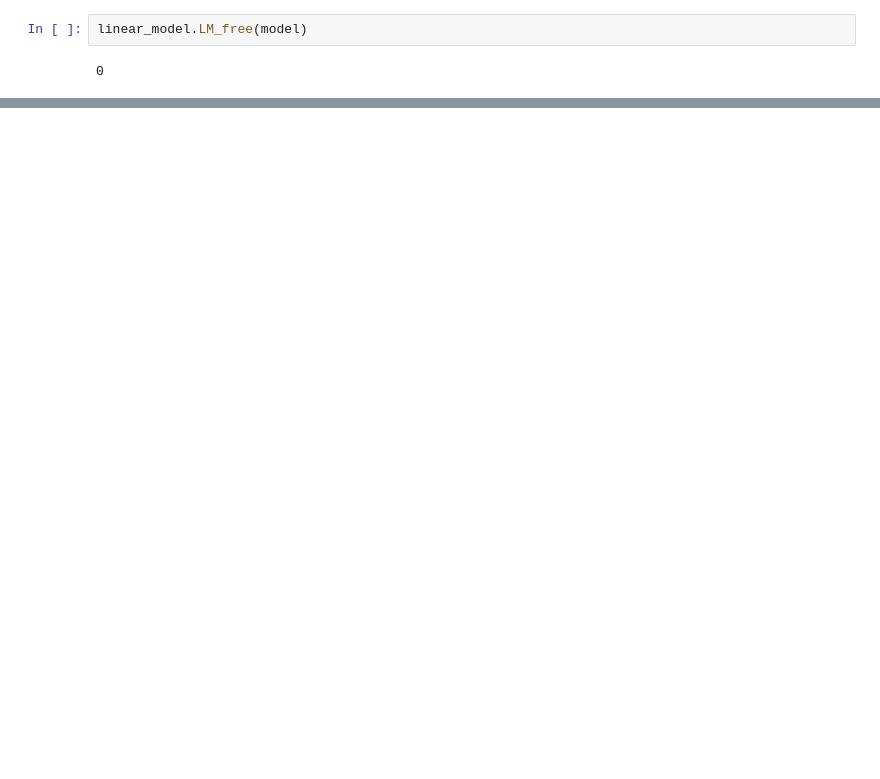
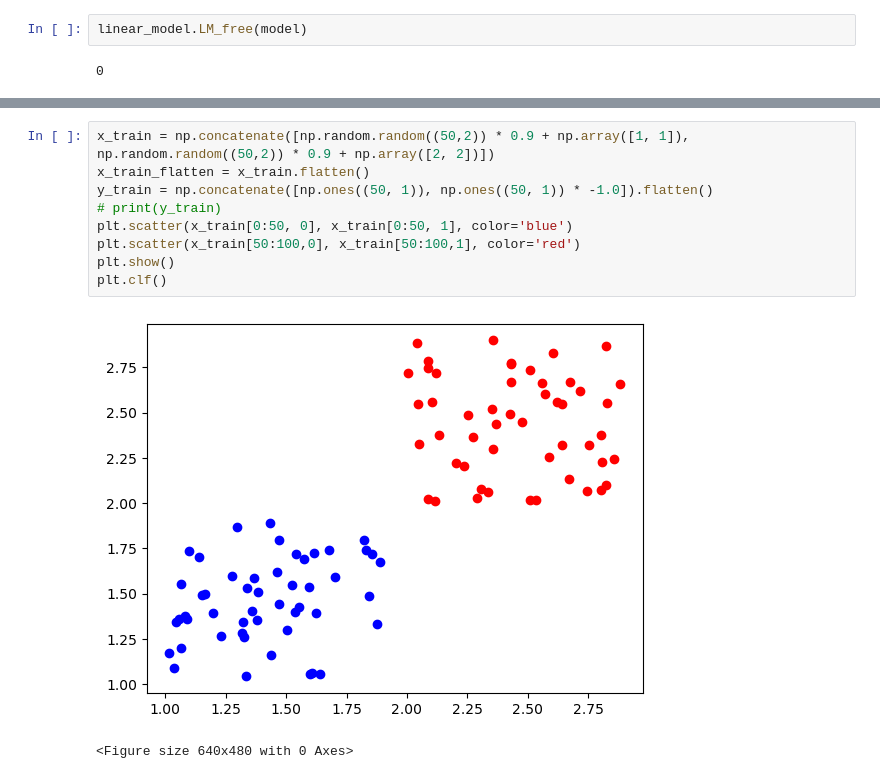
Before and after one commit to Celesxx/PA-TAC, a Jupyter notebook: simpleLinear.ipynb, the cells around one changed output, grey strips where cells are left out. Drawn from its saved outputs; the diff is of its cells as text; blank space fills up the shorter version.

```diff
--- a/simpleLinear.ipynb
+++ b/simpleLinear.ipynb
@@ -198,0 +178,12 @@ linear_model.LM_free(model)
+# %%
+x_train = np.concatenate([np.random.random((50,2)) * 0.9 + np.array([1, 1]), np.random.random((50,2)) * 0.9 + np.array([2, 2])])
+x_train_flatten = x_train.flatten()
+y_train = np.concatenate([np.ones((50, 1)), np.ones((50, 1)) * -1.0]).flatten()
+# print(y_train)
+plt.scatter(x_train[0:50, 0], x_train[0:50, 1], color='blue')
+plt.scatter(x_train[50:100,0], x_train[50:100,1], color='red')
+plt.show()
+plt.clf()
+# %% [output]
+[figure, added]
+<Figure size 640x480 with 0 Axes>
```
Also changed, not shown: parts of 11 cells of this notebook, 6 other files.
